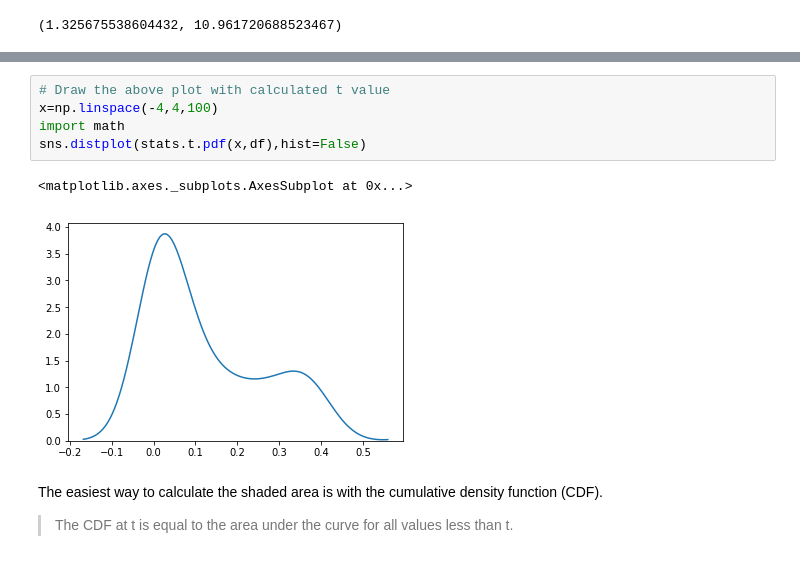
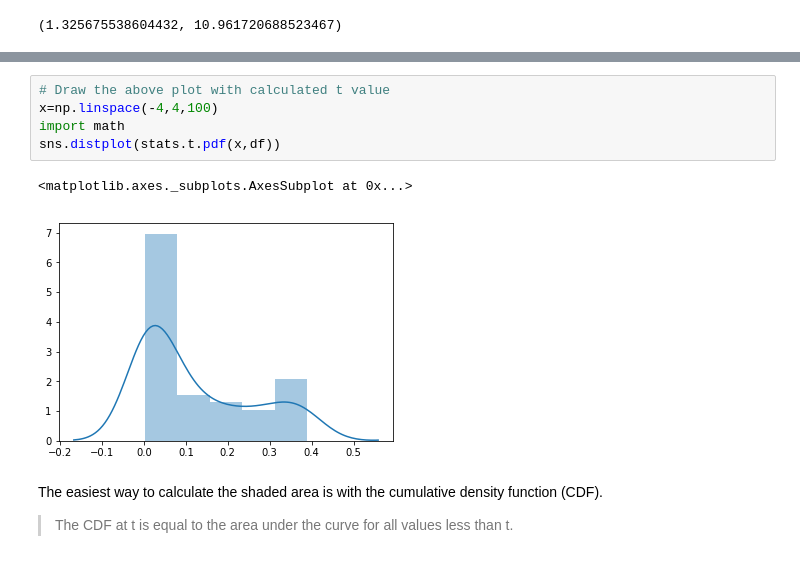
Before and after one commit to danjizquierdo/dsc-2-20-14-effect-size-p-values-and-power-lab-nyc-ds-career-012819, a Jupyter notebook: index.ipynb, the cells around one changed output, grey strips where cells are left out. Saved outputs shown, nothing was run; the diff lists cells and outputs as text.

```diff
--- a/index.ipynb
+++ b/index.ipynb
@@ -265,11 +265,11 @@ Let's draw a plot to identify the area under curve. Your plot may look similar t
 # %%
 # Draw the above plot with calculated t value
 x=np.linspace(-4,4,100)
 import math
-sns.distplot(stats.t.pdf(x,df),hist=False)
+sns.distplot(stats.t.pdf(x,df))
 # %% [output]
 <matplotlib.axes._subplots.AxesSubplot at 0x...>
-[figure, old version]
+[figure, new version]
 # %% [markdown]
 The easiest way to calculate the shaded area is with the cumulative density function (CDF).
 
```
